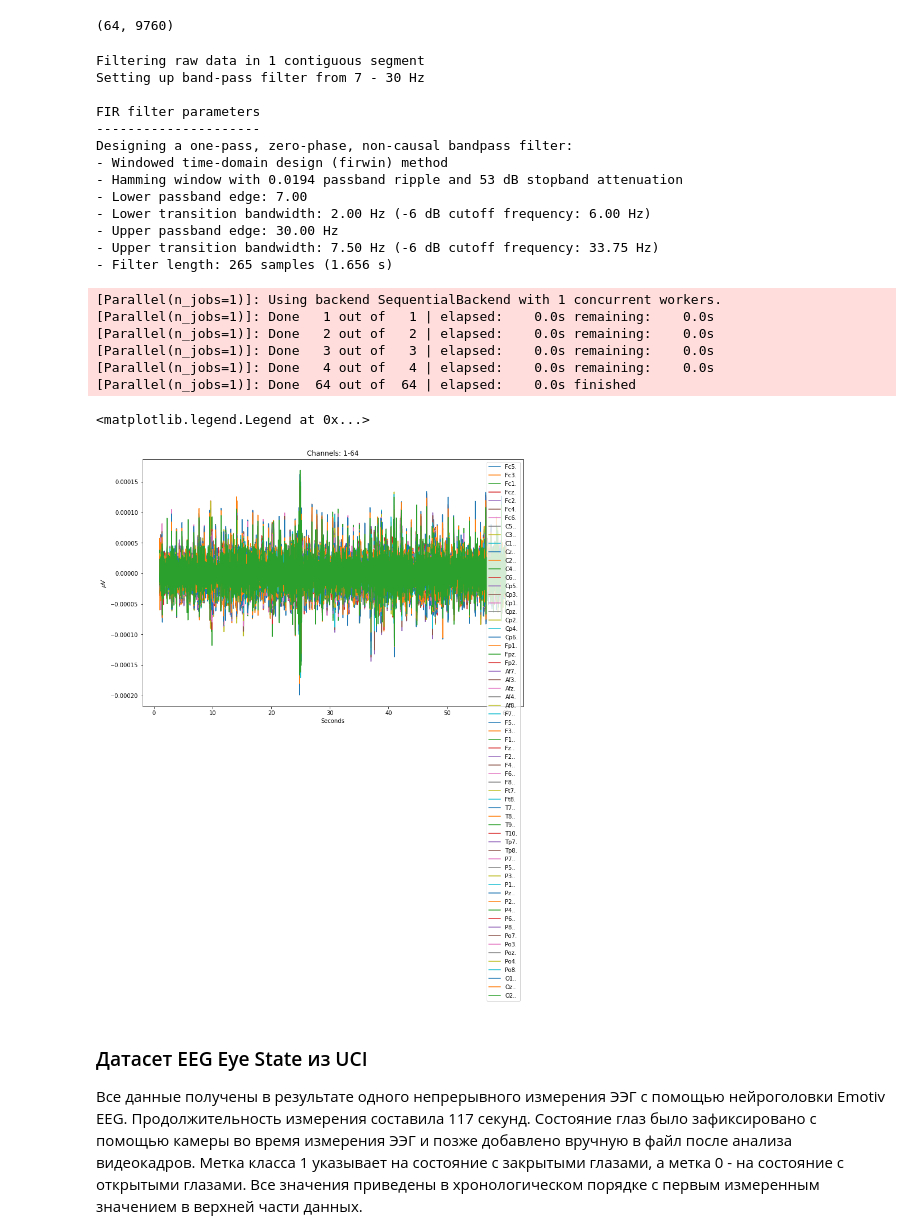
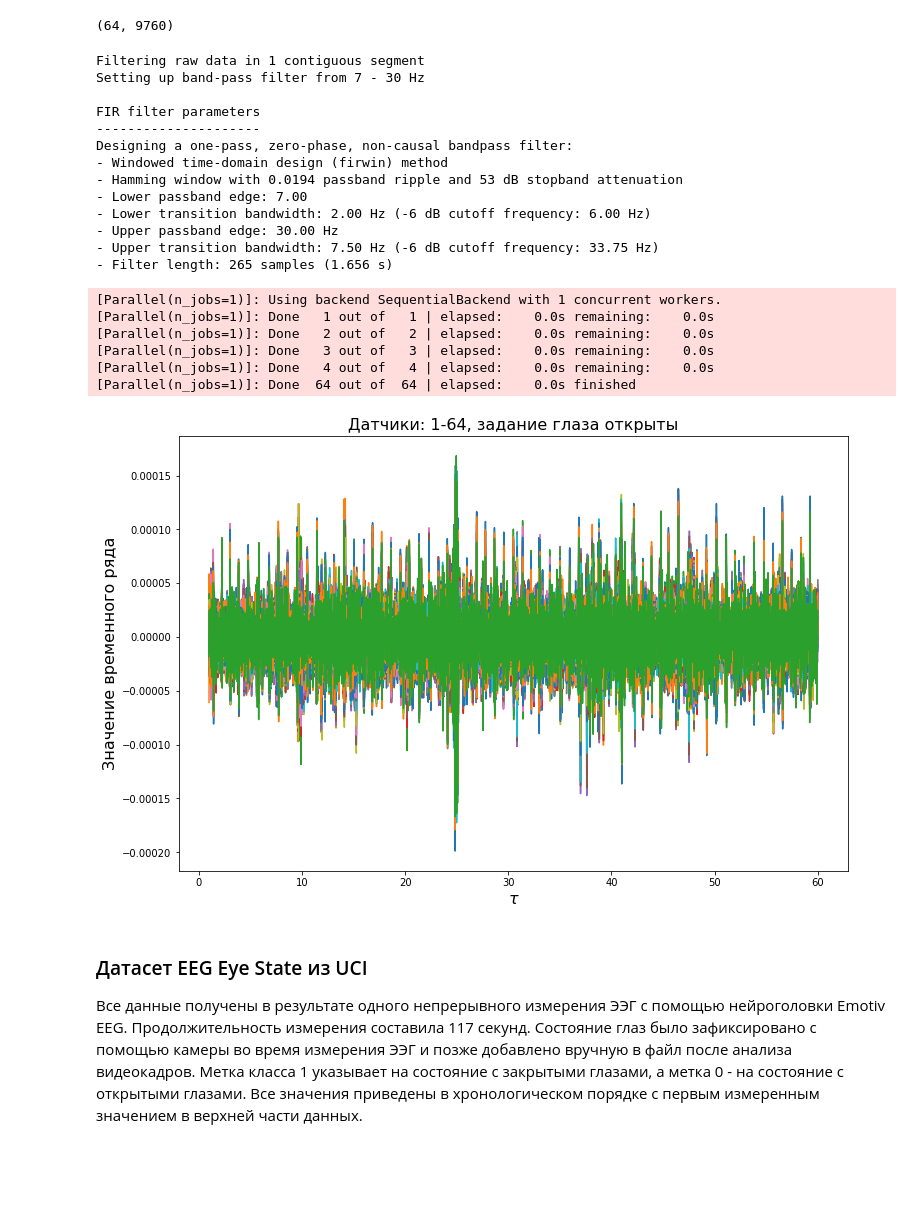
Before and after one commit to Daniilmipt007/project_VKR, a Jupyter notebook: code/main.ipynb, the cells around one changed output. Saved outputs shown, nothing was run; the diff lists cells and outputs as text; code cells hidden in the pictures; blank space fills up the shorter version.

```diff
--- a/code/main.ipynb
+++ b/code/main.ipynb
@@ -51,38 +48,38 @@ X_sub_1.shape
 # %%
 sfreq = sub_1.info['sfreq']
 sfreq = sub_1.info['sfreq']
 sub_1.filter(7., 30., fir_design='firwin', skip_by_annotation='edge')
 
 data, times = sub_1[:-1,int(sfreq * 1):int(sfreq * 60)]
 
 fig = plt.subplots(figsize = (12,8))
 plt.plot(times, data.T)
-plt.xlabel('Seconds')
-plt.ylabel('$\mu V$')
-plt.title('Channels: 1-64')
-plt.legend(sub_1.ch_names)
+plt.xlabel(r'$\tau$', fontsize=16)
+plt.ylabel('Значение временного ряда', fontsize=16)
+plt.title('Датчики: 1-64, задание глаза открыты', fontsize=16)
+#plt.legend(sub_1.ch_names)
+plt.savefig('Dataset_1_eyes_open.pdf')
 # %% [output]
 Filtering raw data in 1 contiguous segment
 Setting up band-pass filter from 7 - 30 Hz
 
 FIR filter parameters
 ---------------------
 Designing a one-pass, zero-phase, non-causal bandpass filter:
 - Windowed time-domain design (firwin) method
 - Hamming window with 0.0194 passband ripple and 53 dB stopband attenuation
 - Lower passband edge: 7.00
 - Lower transition bandwidth: 2.00 Hz (-6 dB cutoff frequency: 6.00 Hz)
 - Upper passband edge: 30.00 Hz
 - Upper transition bandwidth: 7.50 Hz (-6 dB cutoff frequency: 33.75 Hz)
 - Filter length: 265 samples (1.656 s)
 [Parallel(n_jobs=1)]: Using backend SequentialBackend with 1 concurrent workers.
 [Parallel(n_jobs=1)]: Done   1 out of   1 | elapsed:    0.0s remaining:    0.0s
 [Parallel(n_jobs=1)]: Done   2 out of   2 | elapsed:    0.0s remaining:    0.0s
 [Parallel(n_jobs=1)]: Done   3 out of   3 | elapsed:    0.0s remaining:    0.0s
 [Parallel(n_jobs=1)]: Done   4 out of   4 | elapsed:    0.0s remaining:    0.0s
 [Parallel(n_jobs=1)]: Done  64 out of  64 | elapsed:    0.0s finished
-<matplotlib.legend.Legend at 0x...>
-[figure, old version]
+[figure, new version]
 # %% [markdown]
 ### Датасет EEG Eye State из UCI
 
```
Also changed, not shown: parts of 1 cell of this notebook, 11 other files.
